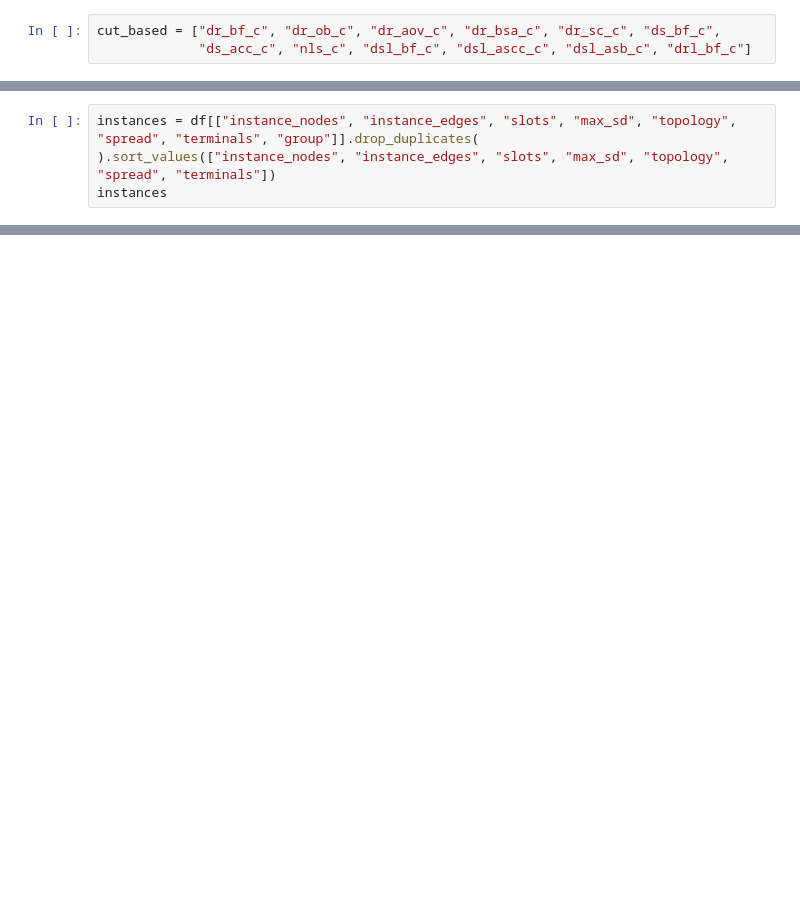
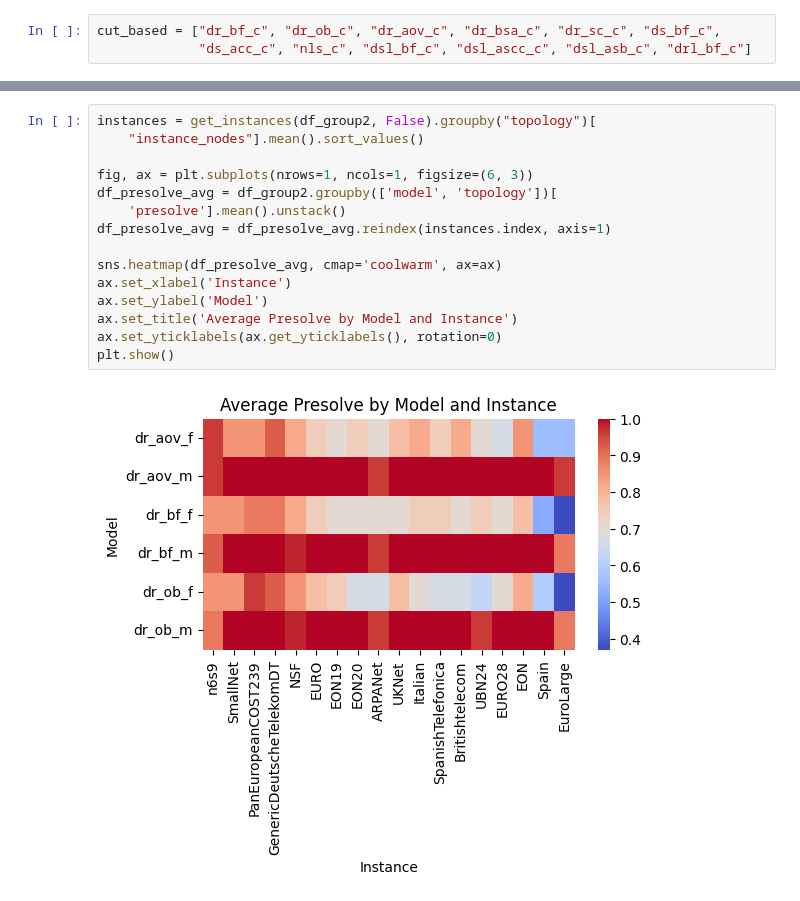
Before and after one commit to nacho692/mrsa, a Jupyter notebook: experimentation/experimentation.ipynb, the cells around one changed output, grey strips where cells are left out. Cells and saved outputs as stored; diff of their text form; blank space fills up the shorter version.

```diff
--- a/experimentation/experimentation.ipynb
+++ b/experimentation/experimentation.ipynb
@@ -76,4 +11,0 @@ df.head()
-# %%
-instances = df[["instance_nodes", "instance_edges", "slots", "max_sd", "topology", "spread", "terminals", "group"]].drop_duplicates(
-).sort_values(["instance_nodes", "instance_edges", "slots", "max_sd", "topology", "spread", "terminals"])
-instances
@@ -375,0 +608,17 @@ plt.show()
+# %%
+instances = get_instances(df_group2, False).groupby("topology")[
+    "instance_nodes"].mean().sort_values()
+
+fig, ax = plt.subplots(nrows=1, ncols=1, figsize=(6, 3))
+df_presolve_avg = df_group2.groupby(['model', 'topology'])[
+    'presolve'].mean().unstack()
+df_presolve_avg = df_presolve_avg.reindex(instances.index, axis=1)
+
+sns.heatmap(df_presolve_avg, cmap='coolwarm', ax=ax)
+ax.set_xlabel('Instance')
+ax.set_ylabel('Model')
+ax.set_title('Average Presolve by Model and Instance')
+ax.set_yticklabels(ax.get_yticklabels(), rotation=0)
+plt.show()
+# %% [output]
+[figure, added]
```
Also changed, not shown: parts of 52 cells of this notebook.
